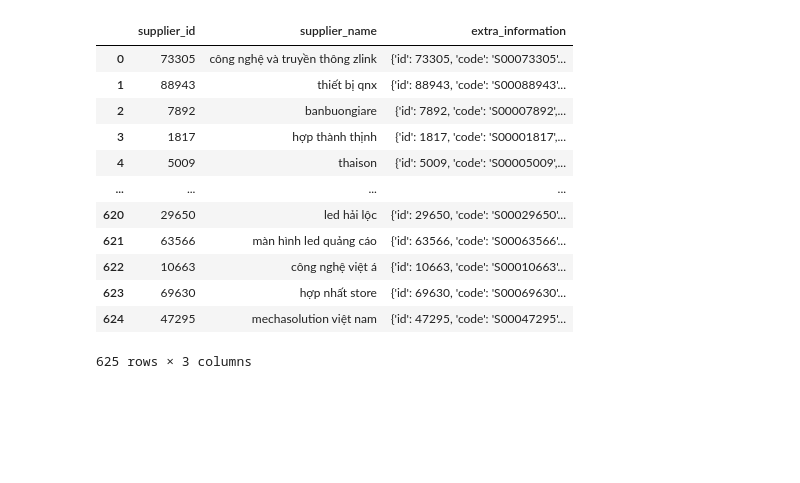
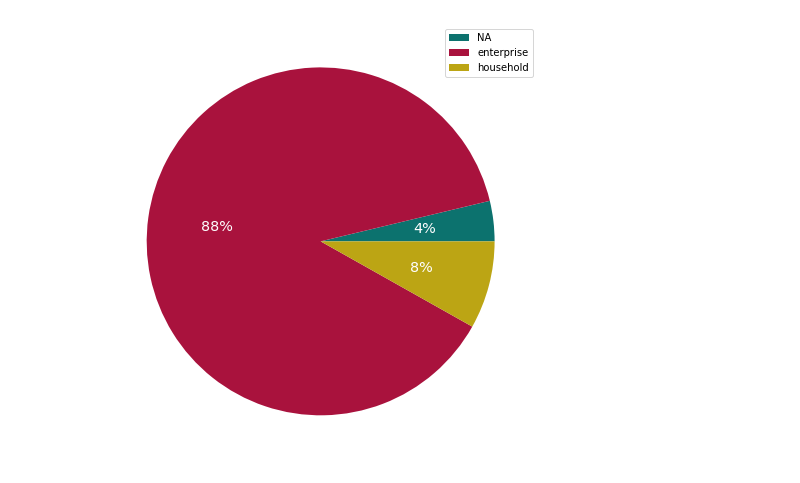
Before and after one commit to trangltth/Machine-Learning, a Jupyter notebook: data_scrapping/analysis_data/suppliers_IT_devices.ipynb, the cells around one changed output. Cells and saved outputs as stored; diff of their text form; code cells hidden in the pictures; blank space fills up the shorter version.

```diff
--- a/data_scrapping/analysis_data/suppliers_IT_devices.ipynb
+++ b/data_scrapping/analysis_data/suppliers_IT_devices.ipynb
@@ -1,28 +1,49 @@
-# %%
-import pandas as pd
-import numpy as np
-import psycopg2
-from static import tiki_information
-
-
-conn = psycopg2.connect(tiki_information.db_connection)
-
-cur = conn.cursor()
-cur.execute('select supplier_id, supplier_name, supplier_extra_information from suppliers;')
-suppliers = cur.fetchall()
-c_suppliers = pd.DataFrame(suppliers, columns = ['supplier_id', 'supplier_name', 'extra_information'])
-c_suppliers
-# %% [output]
-|  | supplier_id | supplier_name | extra_information |
-| 0 | 73305 | công nghệ và truyền thông zlink | {'id': 73305, 'code': 'S00073305'... |
-| 1 | 88943 | thiết bị qnx | {'id': 88943, 'code': 'S00088943'... |
-| 2 | 7892 | banbuongiare | {'id': 7892, 'code': 'S00007892',... |
-| 3 | 1817 | hợp thành thịnh | {'id': 1817, 'code': 'S00001817',... |
-| 4 | 5009 | thaison | {'id': 5009, 'code': 'S00005009',... |
-| ... | ... | ... | ... |
-| 620 | 29650 | led hải lộc | {'id': 29650, 'code': 'S00029650'... |
-| 621 | 63566 | màn hình led quảng cáo | {'id': 63566, 'code': 'S00063566'... |
-| 622 | 10663 | công nghệ việt á | {'id': 10663, 'code': 'S00010663'... |
-| 623 | 69630 | hợp nhất store | {'id': 69630, 'code': 'S00069630'... |
-| 624 | 47295 | mechasolution việt nam | {'id': 47295, 'code': 'S00047295'... |
-625 rows × 3 columns
+# %%
+import pandas as pd
+import numpy as np
+import psycopg2
+import numpy as np
+import matplotlib.pyplot as plt
+import sys
+sys.path.insert(0,'/home/trang/working/projects/Machine-Learning/data_scrapping/')
+from static import tiki_information
+
+conn = psycopg2.connect(tiki_information.db_connection)
+
+cur = conn.cursor()
+cur.execute('''with recursive category_tree (category_id, category_name, level, is_leaf) as (
+                    select category_id, category_name, 0 as level, 0 as is_leaf
+                    from categories
+                    where category_id = 1846
+
+                    union all
+
+                    select c.category_id, c.category_name, ct.level+1 as level, case when not exists
+                    (select 1 from categories where parent_id = c.category_id) then 1 else 0 end as is_leaf
+                    from categories c
+                        join category_tree ct on c.parent_id = ct.category_id
+                )
+                select distinct s.supplier_id, s.supplier_name, s.supplier_extra_information, p.product_id, p.title, spm.product_extra_information
+                from suppliers s
+                    join supplier_product_mapping spm on spm.supplier_id = s.supplier_id
+                    join products p on p.product_id = spm.product_id
+                    join category_product_detail cpd on cpd.product_id = p.product_id
+                    join category_tree c on c.category_id = cpd.category_id and c.is_leaf = 1;''')
+suppliers = cur.fetchall()
+
+# Transform data
+c_suppliers = pd.DataFrame(suppliers, columns = ['supplier_id', 'supplier_name', 'extra_information', 'product_id', 'product_name', 'product_extra_information'])
+c_suppliers['business_type'] = c_suppliers['extra_information'].apply(lambda x: x['business_type'])
+c_suppliers.loc[c_suppliers['business_type'].isna(),'business_type'] = 'NA'
+business_type_summary = c_suppliers.groupby('business_type').count()['supplier_id']
+
+# Draw chart
+plt.figure(figsize=(8,8))
+patches, texts, autotexts = plt.pie(business_type_summary, colors = ['#0C726E', '#A9123D', '#BCA514'], autopct='%.0f%%')
+plt.legend(business_type_summary.index.values)
+
+for text in autotexts:
+    text.set_color('white')
+    text.set_fontsize('x-large')
+# %% [output]
+[figure, added]
```
Also changed, not shown: parts of 5 cells of this notebook, 40 other files.
